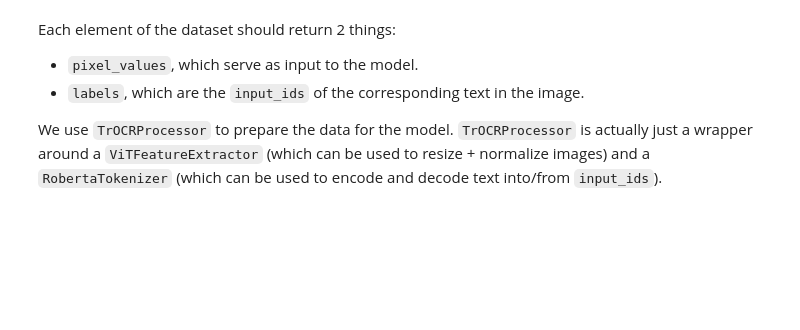
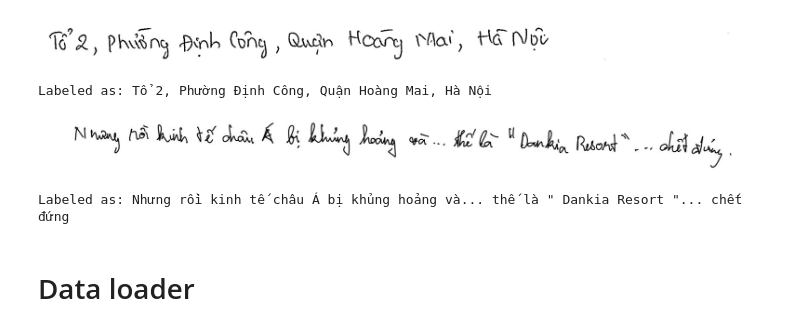
Before and after one commit to daominhwysi/TrOCR-Vietnamese, a Jupyter notebook: model.ipynb, the cells around one changed output. Cells and saved outputs as stored; diff of their text form; code cells hidden in the pictures; blank space fills up the shorter version.

```diff
--- a/model.ipynb
+++ b/model.ipynb
@@ -48,10 +70,19 @@ logging.basicConfig(level=logging.INFO)
 # %%
+import json
+import pandas as pd
+import logging
+
 try:
-    with open(config["label_path"], 'r') as file:
+    # Đọc dữ liệu từ file labels.json
+    with open('/content/datasets/cinamonai/labels.json', 'r') as file:
         labels = json.load(file)
-    df = pd.DataFrame(list(labels.items()), columns=['file_name', 'label'])
+    # Chuyển dữ liệu thành DataFrame
+    df_1 = pd.DataFrame(list(labels.items()), columns=['file_name', 'label'])
 except Exception as e:
     logging.error(f"Lỗi khi tải nhãn: {e}")
 
-# Xử lý dữ liệu
-df['file_name'] = df['file_name'].apply(lambda x: x + 'g' if x.endswith('jp') else x)
+# Cộng thêm đường dẫn và đuôi .jpeg vào mỗi file_name
+df_1['file_name'] = df_1['file_name'].apply(lambda x: f'/content/datasets/cinamonai/data/{x}.jpeg')
+
+# Hiển thị DataFrame
+df_1.head()
@@ -73,0 +122,54 @@ plt.show()
+# %%
+import pandas as pd
+import random
+from PIL import Image
+import matplotlib.pyplot as plt
+
+# Giả sử bạn đã có DataFrame df_1 từ đoạn mã trước
+# Chọn một hàng ngẫu nhiên từ DataFrame
+random_row = df_1.sample(n=1).iloc[0]
+
+# Lấy đường dẫn file_name
+file_path = random_row['file_name']
+
+# Mở ảnh
+image = Image.open(file_path).convert('RGB')
+# Hiển thị ảnh
+plt.figure(figsize=(20, 10))
+plt.imshow(image)
+plt.axis('off')  # Ẩn trục
+plt.show()
+
+# Hiển thị nhãn
+print(f"Labeled as: {random_row['label']}")
+# %% [output]
+[figure, added]
+Labeled as: Tổ 2, Phường Định Công, Quận Hoàng Mai, Hà Nội
+# %%
+import pandas as pd
+import random
+from PIL import Image
+import matplotlib.pyplot as plt
+
+# Giả sử bạn đã có DataFrame df_1 từ đoạn mã trước
+# Chọn một hàng ngẫu nhiên từ DataFrame
+random_row = df_2.sample(n=1).iloc[0]
+
+# Lấy đường dẫn file_name
+file_path = random_row['file_name']
+
+# Mở ảnh
+image = Image.open(file_path).convert('RGB')
+# Hiển thị ảnh
+plt.figure(figsize=(20, 10))
+plt.imshow(image)
+plt.axis('off')  # Ẩn trục
+plt.show()
+
+# Hiển thị nhãn
+print(f"Labeled as: {random_row['label']}")
+# %% [output]
+[figure, added]
+Labeled as: Nhưng rồi kinh tế châu Á bị khủng hoảng và... thế là " Dankia Resort "... chết đứng
+# %% [markdown]
+# Data loader
@@ -78,12 +183,6 @@ train_df, test_df = train_test_split(df, test_size=0.2)
 # we reset the indices to start from zero
 train_df.reset_index(drop=True, inplace=True)
 test_df.reset_index(drop=True, inplace=True)
-# %% [markdown]
-Each element of the dataset should return 2 things:
-* `pixel_values`, which serve as input to the model.
-* `labels`, which are the `input_ids` of the corresponding text in the image.
-
-We use `TrOCRProcessor` to prepare the data for the model. `TrOCRProcessor` is actually just a wrapper around a `ViTFeatureExtractor` (which can be used to resize + normalize images) and a `RobertaTokenizer` (which can be used to encode and decode text into/from `input_ids`).
 # %%
 import torch
 from torch.utils.data import Dataset
```
Also changed, not shown: parts of 43 cells of this notebook, 1 other file.
